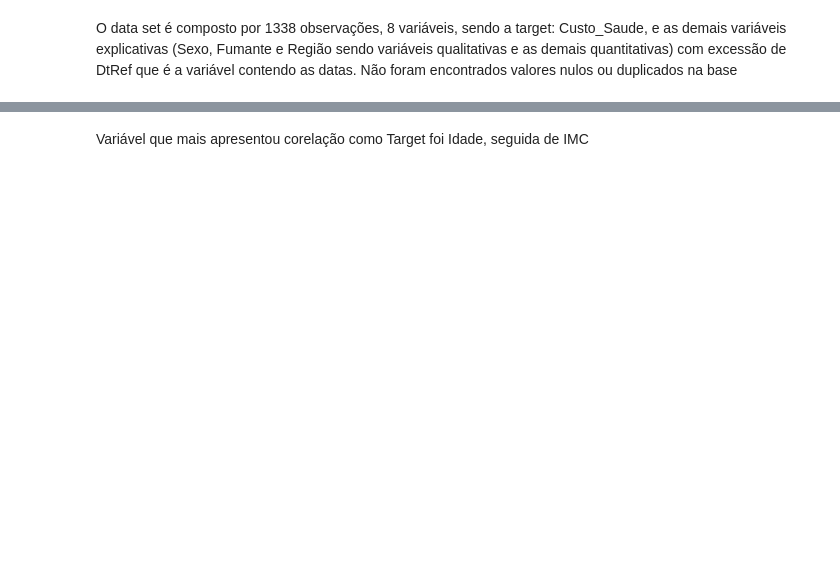
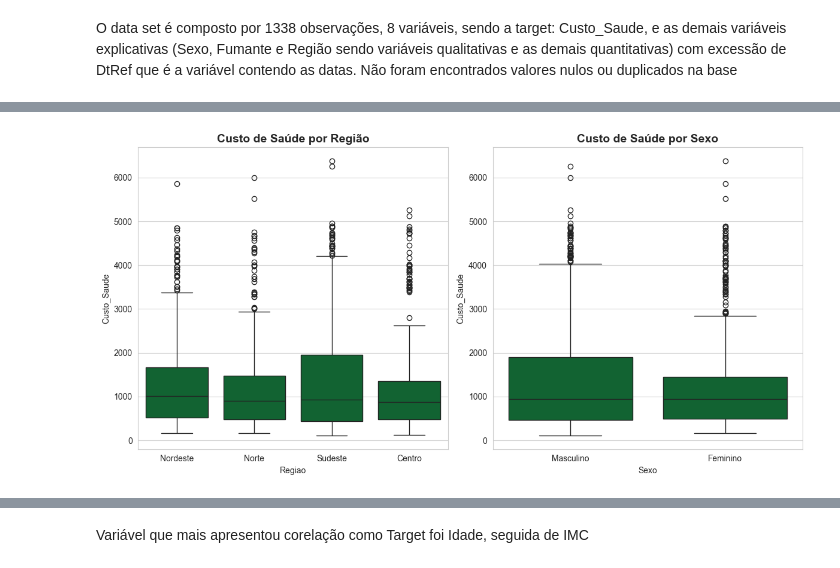
Before and after one commit to larissagso/Predicao-custos-saude, a Jupyter notebook: notebooks/01.Analise_exploratoria.ipynb, the cells around one changed output, grey strips where cells are left out. Cells and saved outputs as stored; diff of their text form; code cells hidden in the pictures; blank space fills up the shorter version.

```diff
--- a/notebooks/01.Analise_exploratoria.ipynb
+++ b/notebooks/01.Analise_exploratoria.ipynb
@@ -24,0 +103,27 @@ Não foram encontrados valores nulos ou duplicados na base
+# %%
+# Criando função para classificar o IMC
+def classificar_imc(IMC):
+    """Classifica o IMC segundo os padrões da OMS"""
+    if IMC < 18.5:
+        return 'Abaixo do peso'
+    elif 18.5 <= IMC < 25:
+        return 'Peso normal'
+    elif 25 <= IMC < 30:
+        return 'Sobrepeso'
+    elif 30 <= IMC < 35:
+        return 'Obesidade Grau I'
+    elif 35 <= IMC < 40:
+        return 'Obesidade Grau II'
+    else:
+        return 'Obesidade Grau III'
+
+# Aplicando a função de classificação do IMC
+df['Classificacao_IMC'] = df['IMC'].apply(classificar_imc)
+
+#Transformando a variável 'Classificacao_IMC' em dummies
+df_imc_dummies = pd.get_dummies(df['Classificacao_IMC'], prefix='IMC', drop_first=True)
+# Concatenando as dummies com o DataFrame original
+df = pd.concat([df, df_imc_dummies], axis=1)
+
+# Visualizando o DataFrame atualizado
+df.head()
@@ -24,0 +137,16 @@ Não foram encontrados valores nulos ou duplicados na base
+# %%
+# Visualizando a distribuição das variáveis categóricas correlacionadas ao Custo de Saúde
+
+# Criando a figura
+fig, ax = plt.subplots(1, 2, figsize=(12, 6))
+
+#Boxplot Regiao x Custo de Saúde
+sns.boxplot(x='Regiao', y='Custo_Saude', data=df,  ax=ax[0])
+ax[0].set_title('Custo de Saúde por Região', fontsize=14, fontweight='bold')
+
+#Boxplot Classificacao_IMC x Custo de Saúde
+sns.boxplot(x='Sexo', y='Custo_Saude', data=df, ax=ax[1])
+ax[1].set_title('Custo de Saúde por Sexo', fontsize=14, fontweight='bold')
+plt.tight_layout()
+# %% [output]
+[figure, added]
```
Also changed, not shown: parts of 10 cells of this notebook, 2 other files.
